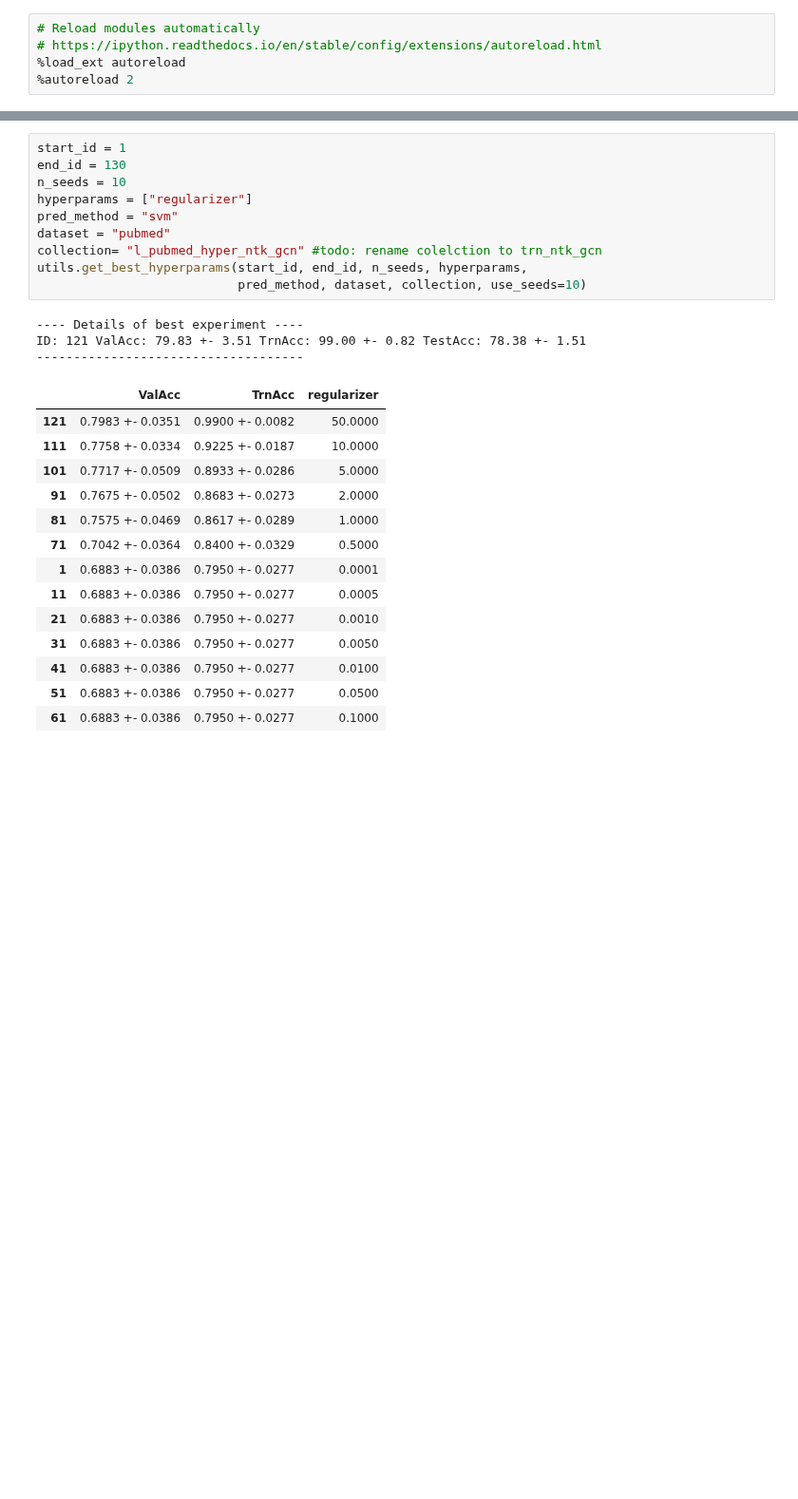
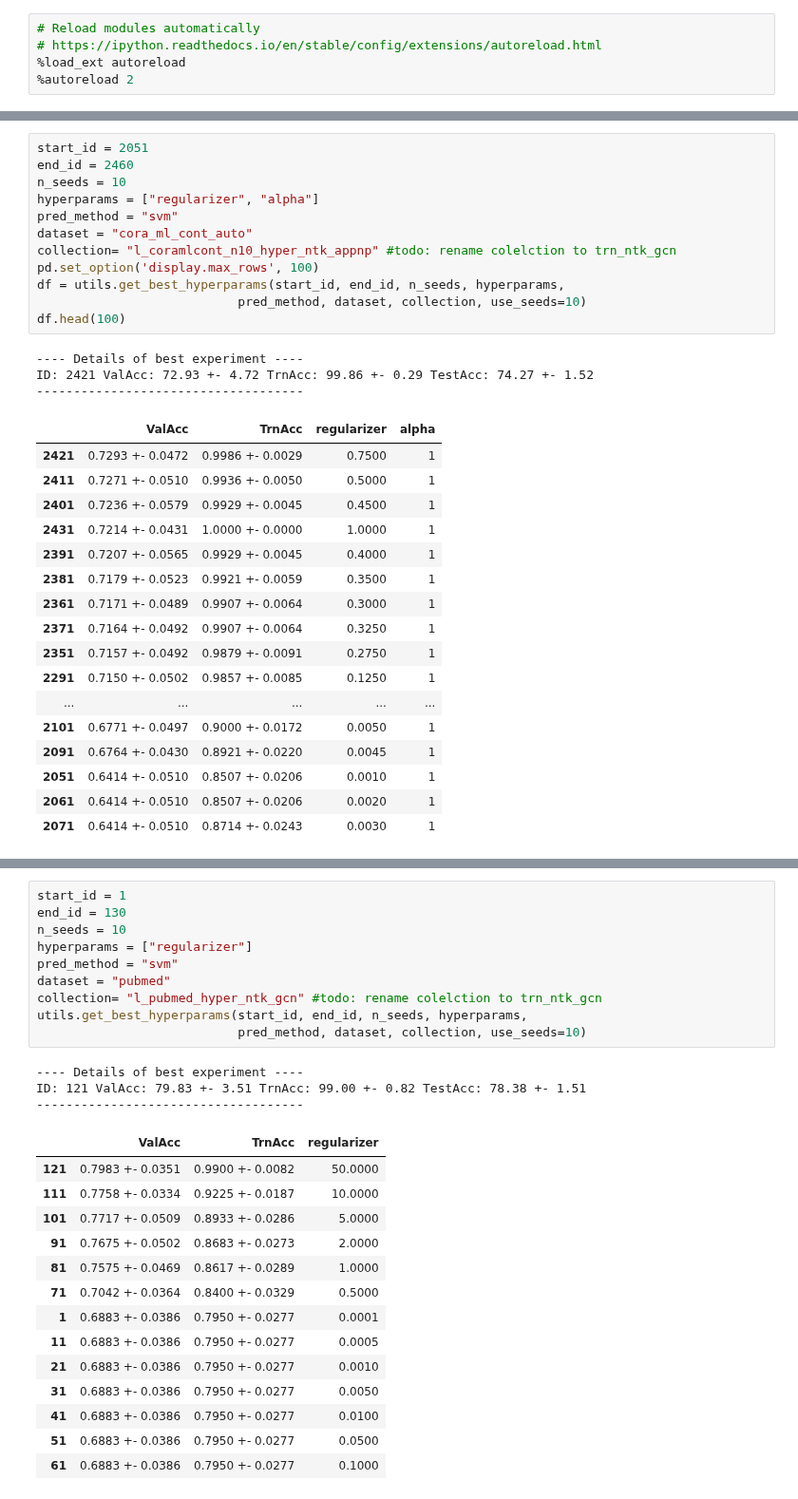
Before and after one commit to saper0/qpcert, a Jupyter notebook: notebooks/hyperparams/hyperparam_search.ipynb, the cells around one changed output, grey strips where cells are left out. Shown at 95% size. Cells and saved outputs as stored; diff of their text form; blank space fills up the shorter version.

```diff
--- a/notebooks/hyperparams/hyperparam_search.ipynb
+++ b/notebooks/hyperparams/hyperparam_search.ipynb
@@ -7,0 +73,33 @@ import utils
+# %%
+start_id = 2051
+end_id = 2460
+n_seeds = 10
+hyperparams = ["regularizer", "alpha"]
+pred_method = "svm"
+dataset = "cora_ml_cont_auto"
+collection= "l_coramlcont_n10_hyper_ntk_appnp" #todo: rename colelction to trn_ntk_gcn
+pd.set_option('display.max_rows', 100)
+df = utils.get_best_hyperparams(start_id, end_id, n_seeds, hyperparams,
+                           pred_method, dataset, collection, use_seeds=10)
+df.head(100)
+# %% [output]
+---- Details of best experiment ----
+ID: 2421 ValAcc: 72.93 +- 4.72 TrnAcc: 99.86 +- 0.29 TestAcc: 74.27 +- 1.52
+------------------------------------
+|  | ValAcc | TrnAcc | regularizer | alpha |
+| 2421 | 0.7293 +- 0.0472 | 0.9986 +- 0.0029 | 0.7500 | 1 |
+| 2411 | 0.7271 +- 0.0510 | 0.9936 +- 0.0050 | 0.5000 | 1 |
+| 2401 | 0.7236 +- 0.0579 | 0.9929 +- 0.0045 | 0.4500 | 1 |
+| 2431 | 0.7214 +- 0.0431 | 1.0000 +- 0.0000 | 1.0000 | 1 |
+| 2391 | 0.7207 +- 0.0565 | 0.9929 +- 0.0045 | 0.4000 | 1 |
+| 2381 | 0.7179 +- 0.0523 | 0.9921 +- 0.0059 | 0.3500 | 1 |
+| 2361 | 0.7171 +- 0.0489 | 0.9907 +- 0.0064 | 0.3000 | 1 |
+| 2371 | 0.7164 +- 0.0492 | 0.9907 +- 0.0064 | 0.3250 | 1 |
+| 2351 | 0.7157 +- 0.0492 | 0.9879 +- 0.0091 | 0.2750 | 1 |
+| 2291 | 0.7150 +- 0.0502 | 0.9857 +- 0.0085 | 0.1250 | 1 |
+| ... | ... | ... | ... | ... |
+| 2101 | 0.6771 +- 0.0497 | 0.9000 +- 0.0172 | 0.0050 | 1 |
+| 2091 | 0.6764 +- 0.0430 | 0.8921 +- 0.0220 | 0.0045 | 1 |
+| 2051 | 0.6414 +- 0.0510 | 0.8507 +- 0.0206 | 0.0010 | 1 |
+| 2061 | 0.6414 +- 0.0510 | 0.8507 +- 0.0206 | 0.0020 | 1 |
+| 2071 | 0.6414 +- 0.0510 | 0.8714 +- 0.0243 | 0.0030 | 1 |
```
Also changed, not shown: parts of 28 cells of this notebook, 7 other files.
